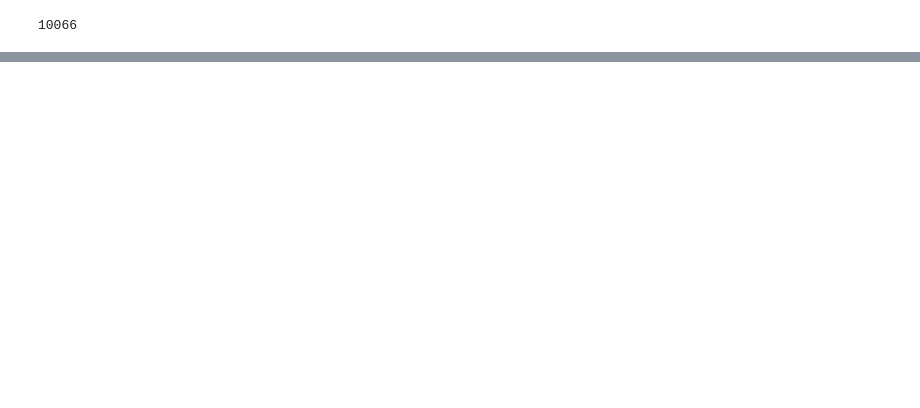
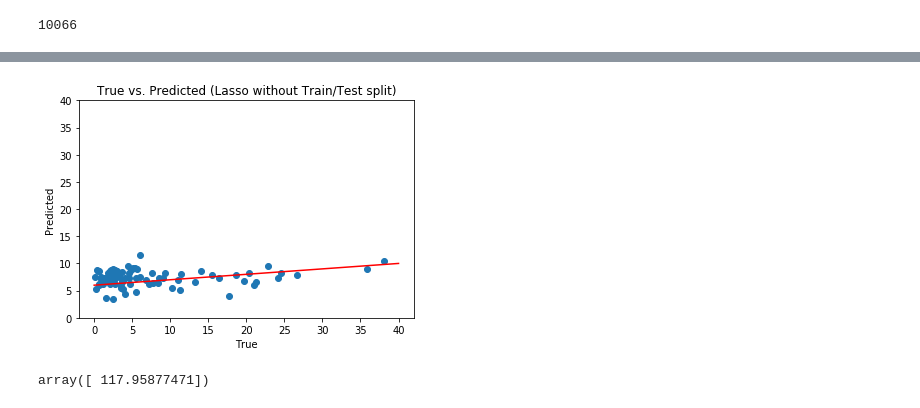
Before and after one commit to samfunk/project_luther, a Jupyter notebook: marketwatch.ipynb, the cells around one changed output, grey strips where cells are left out. Saved outputs shown, nothing was run; the diff lists cells and outputs as text; code cells hidden in the pictures; blank space fills up the shorter version.

```diff
--- a/marketwatch.ipynb
+++ b/marketwatch.ipynb
@@ -197,0 +517,19 @@ def breadcrumbs(url):
+# %%
+X = np.array(shuffle.loc[:, ['ss_day', 'releases', 'weighted']])
+y = np.array(shuffle.loc[:, 'abs_lag'])
+X_train, X_test, Y_train, Y_test = train_test_split(X, y, test_size=.2)
+
+ss = StandardScaler()
+ss.fit(X_train)
+X_train_std = ss.transform(X_train)
+X_test_std = ss.transform(X_test)
+
+
+ssX = StandardScaler()
+ssX.fit(X)
+X_std = ss.transform(X)
+# %%
+model = Lasso(max_iter=5000)
+parameters = {'alpha': [1e-5, 1e-4, 1e-3, 1e-2, 1e-1], 'fit_intercept': [True, False]}
+grid = GridSearchCV(model, parameters, cv=5, scoring='neg_mean_absolute_error', n_jobs=1)
+grid.fit(X_std, y)
@@ -197,0 +569,6 @@ def breadcrumbs(url):
+# %%
+best_lasso = grid.best_estimator_
+lasso_pred = best_lasso.predict(X_std)
+for true, pred in zip(y, lasso_pred):
+    resid = true - pred
+    print('pred, resid:', str(pred) + ', $' + str(resid))
@@ -197,0 +593,18 @@ def breadcrumbs(url):
+# %%
+plt.scatter(y, lasso_pred.reshape(-1,1))
+plt.plot([0,40], [6,10], 'r-')
+plt.ylim(0,40)
+plt.xlabel('True')
+plt.ylabel('Predicted')
+plt.title('True vs. Predicted (Lasso without Train/Test split)');
+# %% [output]
+[figure, added]
+# %%
+
+se = 0
+for true, pred in zip(lasso_pred.reshape(-1,1), (y - lasso_pred).reshape(-1,1)):
+    se += (true - pred)**2
+mse = se / len(y)
+mse
+# %% [output]
+array([ 117.95877471])
```
Also changed, not shown: parts of 89 cells of this notebook, 2 other files.
